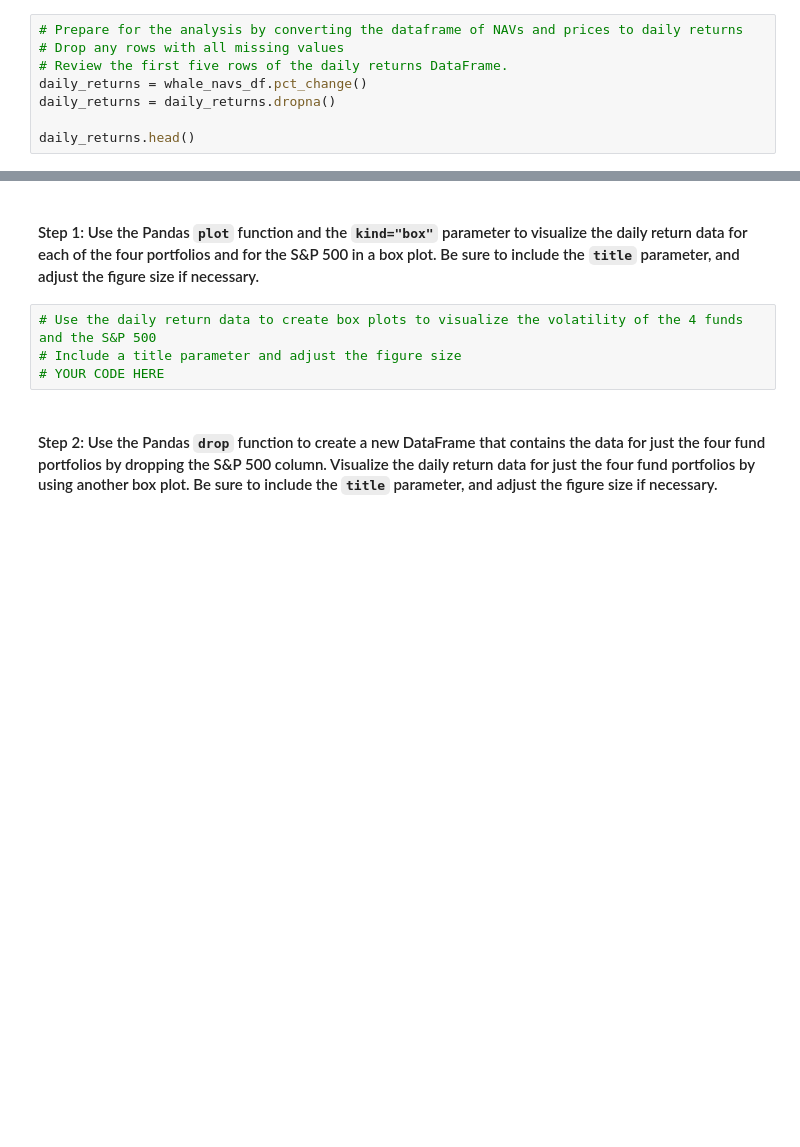
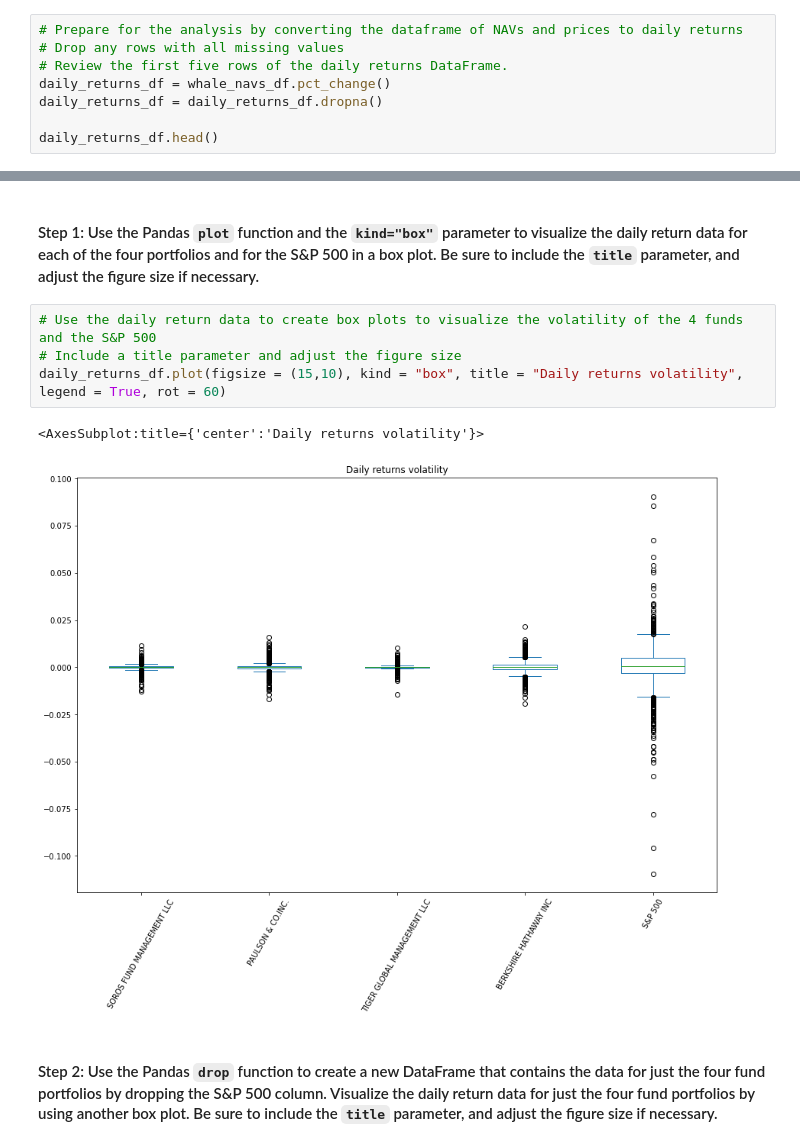
Before and after one commit to nmendelow/bootcamp_challenge_4, a Jupyter notebook: risk_return_analysis.ipynb, the cells around one changed output, grey strips where cells are left out. Cells and saved outputs as stored; diff of their text form; blank space fills up the shorter version.

```diff
--- a/risk_return_analysis.ipynb
+++ b/risk_return_analysis.ipynb
@@ -133,10 +134,10 @@ display(whale_navs_df.head())
 # Prepare for the analysis by converting the dataframe of NAVs and prices to daily returns
 # Drop any rows with all missing values
 # Review the first five rows of the daily returns DataFrame.
-daily_returns = whale_navs_df.pct_change()
-daily_returns = daily_returns.dropna()
+daily_returns_df = whale_navs_df.pct_change()
+daily_returns_df = daily_returns_df.dropna()
 
-daily_returns.head()
+daily_returns_df.head()
 # %% [output]
 |  | SOROS FUND MANAGEMENT LLC | PAULSON & CO.INC. | TIGER GLOBAL MANAGEMENT LLC | BERKSHIRE HATHAWAY INC | S&P 500 |
 | date |  |  |  |  |  |
@@ -206,7 +207,10 @@ Analyze the volatility of each of the four fund portfolios and of the S&P 500 In
 # %%
 # Use the daily return data to create box plots to visualize the volatility of the 4 funds and the S&P 500
 # Include a title parameter and adjust the figure size
-# YOUR CODE HERE
+daily_returns_df.plot(figsize = (15,10), kind = "box", title = "Daily returns volatility", legend = True, rot = 60)
+# %% [output]
+<AxesSubplot:title={'center':'Daily returns volatility'}>
+[figure, added]
 # %% [markdown]
 #### Step 2: Use the Pandas `drop` function to create a new DataFrame that contains the data for just the four fund portfolios by dropping the S&P 500 column. Visualize the daily return data for just the four fund portfolios by using another box plot. Be sure to include the `title` parameter, and adjust the figure size if necessary.
 # %%
```
Also changed, not shown: parts of 24 cells of this notebook.
